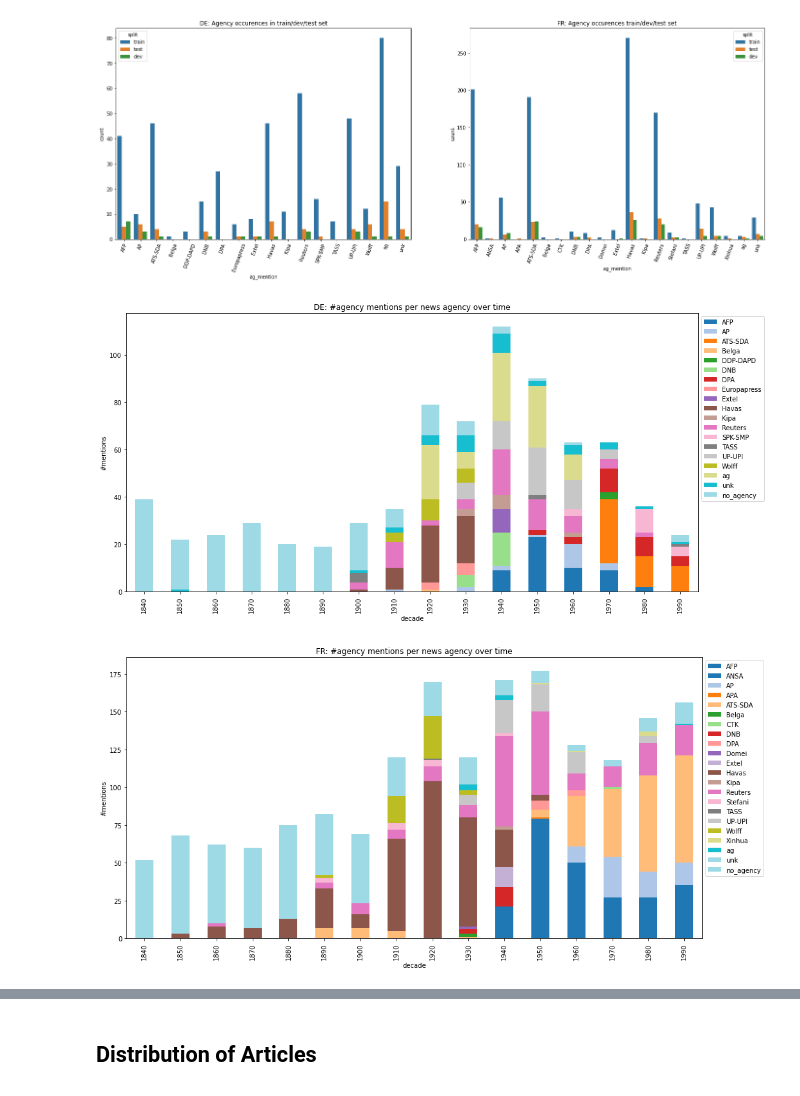
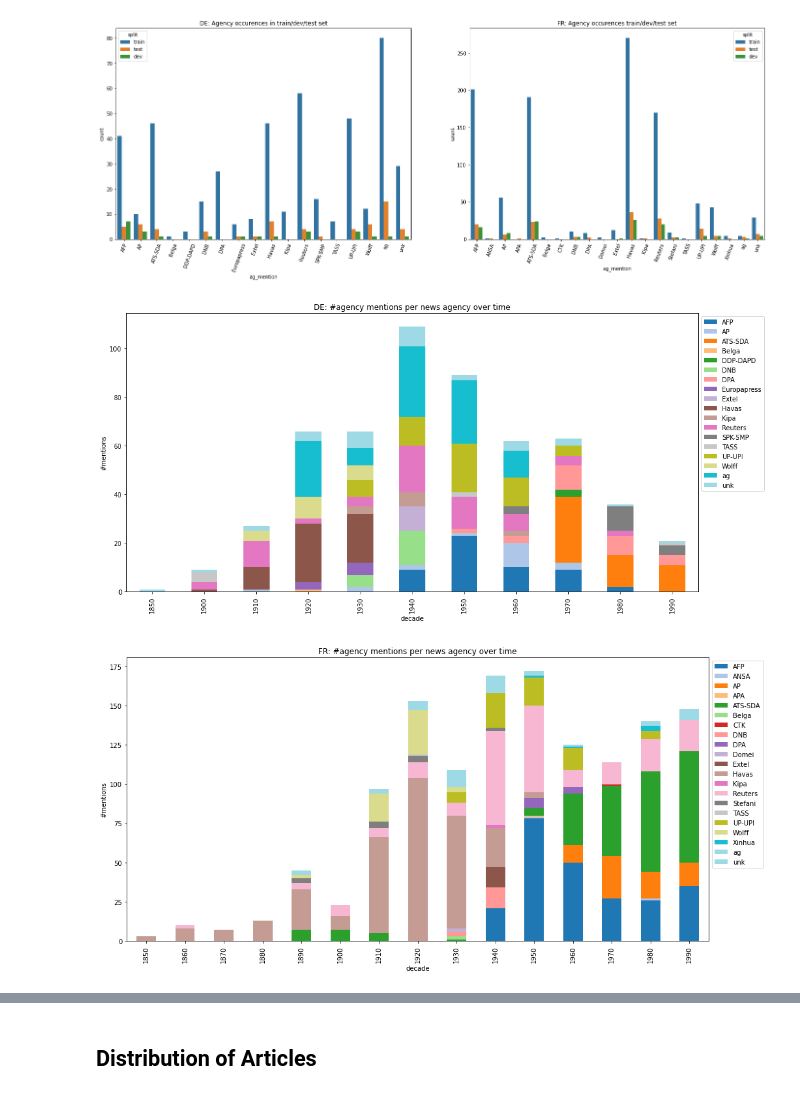
Before and after one commit to impresso/newsagency-classification, a Jupyter notebook: notebooks/stats_training_corpus.ipynb, the cells around one changed output, grey strips where cells are left out. Saved outputs shown, nothing was run; the diff lists cells and outputs as text; code cells hidden in the pictures.

```diff
--- a/notebooks/stats_training_corpus.ipynb
+++ b/notebooks/stats_training_corpus.ipynb
@@ -227,22 +227,22 @@ plt.show()
 # %%
 #German
 na_per_decade_de = pd.pivot_table(mentions_de, index="decade", columns="ag_mention", values="document_id", aggfunc="count")
-no_agency_per_decade_de = no_mention_de.groupby(by="decade")[["document_id"]].count().rename(columns={"document_id": "no_agency"})
-na_per_decade_de = na_per_decade_de.join(no_agency_per_decade_de, how="outer")
+#no_agency_per_decade_de = no_mention_de.groupby(by="decade")[["document_id"]].count().rename(columns={"document_id": "no_agency"})
+#na_per_decade_de = na_per_decade_de.join(no_agency_per_decade_de, how="outer")
 
 na_per_decade_de.plot(kind="bar", stacked=True, figsize=(16,8), ylabel="#mentions", title="DE: #agency mentions per news agency over time", colormap='tab20')
 plt.legend(bbox_to_anchor=(1,1), loc="upper left")
 
 #French
 na_per_decade_fr = pd.pivot_table(mentions_fr, index="decade", columns="ag_mention", values="document_id", aggfunc="count")
-no_agency_per_decade_fr = no_mention_fr.groupby(by="decade")[["document_id"]].count().rename(columns={"document_id": "no_agency"})
-na_per_decade_fr = na_per_decade_fr.join(no_agency_per_decade_fr, how="outer")
+#no_agency_per_decade_fr = no_mention_fr.groupby(by="decade")[["document_id"]].count().rename(columns={"document_id": "no_agency"})
+#na_per_decade_fr = na_per_decade_fr.join(no_agency_per_decade_fr, how="outer")
 
 na_per_decade_fr.plot(kind="bar", stacked=True, figsize=(16,8), ylabel="#mentions", title="FR: #agency mentions per news agency over time", colormap='tab20')
 plt.legend(bbox_to_anchor=(1,1), loc="upper left")
 
 #Plot
 plt.show()
 # %% [output]
-[figure, old version]
+[figure, new version]
-[figure, old version]
+[figure, new version]
```
Also changed, not shown: parts of 5 cells of this notebook, 3 other files.
